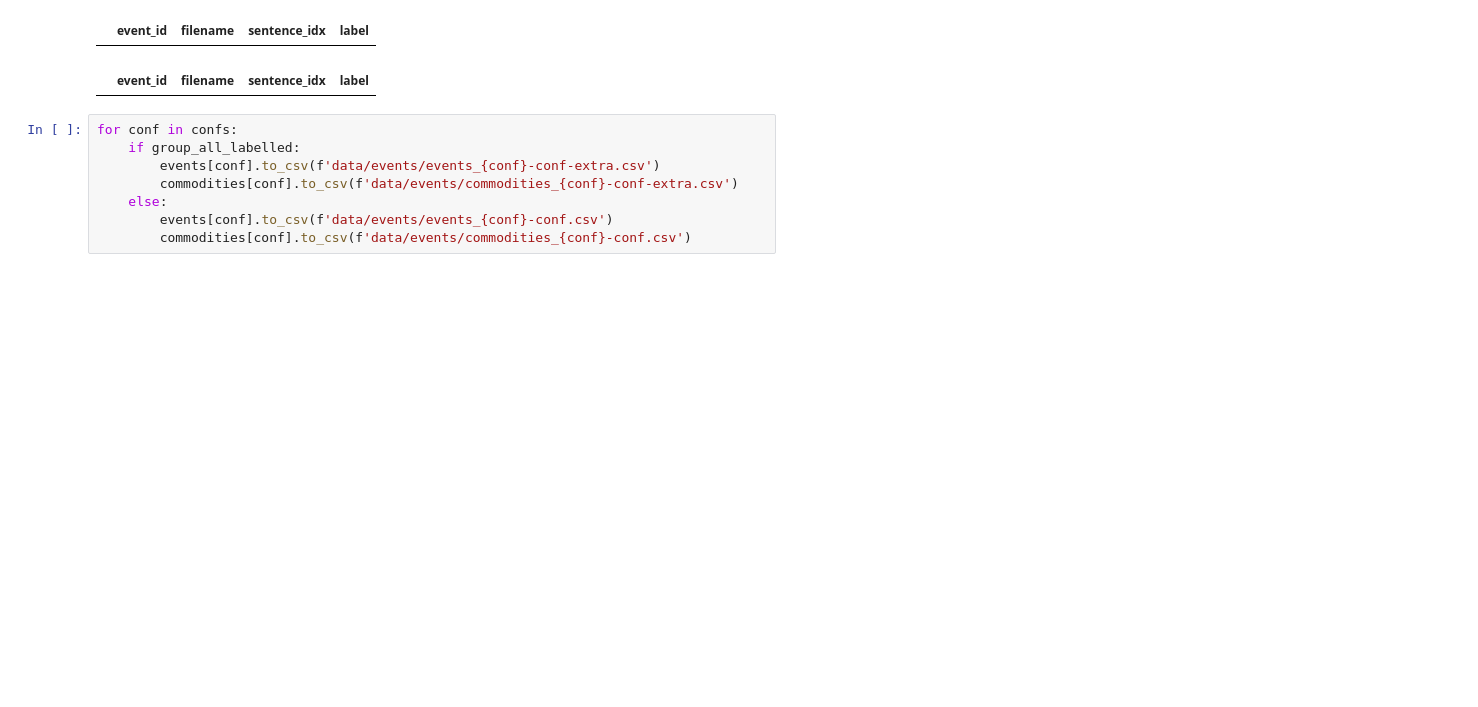
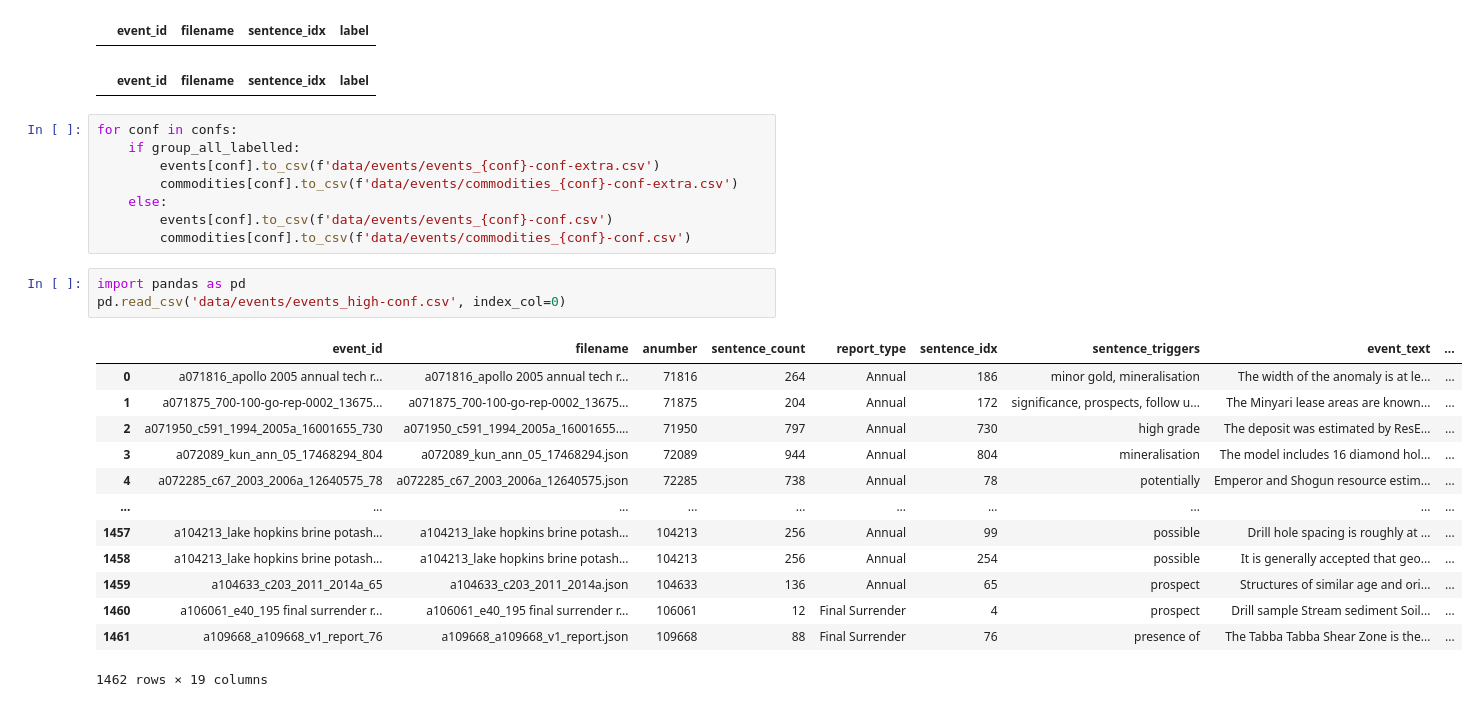
Before and after one commit to tanghyd/capstone, a Jupyter notebook: build_event_data.ipynb, the cells around one changed output. Drawn from its saved outputs; the diff is of its cells as text; blank space fills up the shorter version.

```diff
--- a/build_event_data.ipynb
+++ b/build_event_data.ipynb
@@ -63,3 +97,20 @@ for conf in confs:
     else:
         events[conf].to_csv(f'data/events/events_{conf}-conf.csv')
         commodities[conf].to_csv(f'data/events/commodities_{conf}-conf.csv')
+# %%
+import pandas as pd
+pd.read_csv('data/events/events_high-conf.csv', index_col=0)
+# %% [output]
+|  | event_id | filename | anumber | sentence_count | report_type | sentence_idx | sentence_triggers | event_text | ... |
+| 0 | a071816_apollo 2005 annual tech r... | a071816_apollo 2005 annual tech r... | 71816 | 264 | Annual | 186 | minor gold, mineralisation | The width of the anomaly is at le... | ... |
+| 1 | a071875_700-100-go-rep-0002_13675... | a071875_700-100-go-rep-0002_13675... | 71875 | 204 | Annual | 172 | significance, prospects, follow u... | The Minyari lease areas are known... | ... |
+| 2 | a071950_c591_1994_2005a_16001655_730 | a071950_c591_1994_2005a_16001655.... | 71950 | 797 | Annual | 730 | high grade | The deposit was estimated by ResE... | ... |
+| 3 | a072089_kun_ann_05_17468294_804 | a072089_kun_ann_05_17468294.json | 72089 | 944 | Annual | 804 | mineralisation | The model includes 16 diamond hol... | ... |
+| 4 | a072285_c67_2003_2006a_12640575_78 | a072285_c67_2003_2006a_12640575.json | 72285 | 738 | Annual | 78 | potentially | Emperor and Shogun resource estim... | ... |
+| ... | ... | ... | ... | ... | ... | ... | ... | ... | ... |
+| 1457 | a104213_lake hopkins brine potash... | a104213_lake hopkins brine potash... | 104213 | 256 | Annual | 99 | possible | Drill hole spacing is roughly at ... | ... |
+| 1458 | a104213_lake hopkins brine potash... | a104213_lake hopkins brine potash... | 104213 | 256 | Annual | 254 | possible | It is generally accepted that geo... | ... |
+| 1459 | a104633_c203_2011_2014a_65 | a104633_c203_2011_2014a.json | 104633 | 136 | Annual | 65 | prospect | Structures of similar age and ori... | ... |
+| 1460 | a106061_e40_195 final surrender r... | a106061_e40_195 final surrender r... | 106061 | 12 | Final Surrender | 4 | prospect | Drill sample Stream sediment Soil... | ... |
+| 1461 | a109668_a109668_v1_report_76 | a109668_a109668_v1_report.json | 109668 | 88 | Final Surrender | 76 | presence of | The Tabba Tabba Shear Zone is the... | ... |
+1462 rows × 19 columns
```
Also changed, not shown: parts of 2 cells of this notebook, 27 other files.
